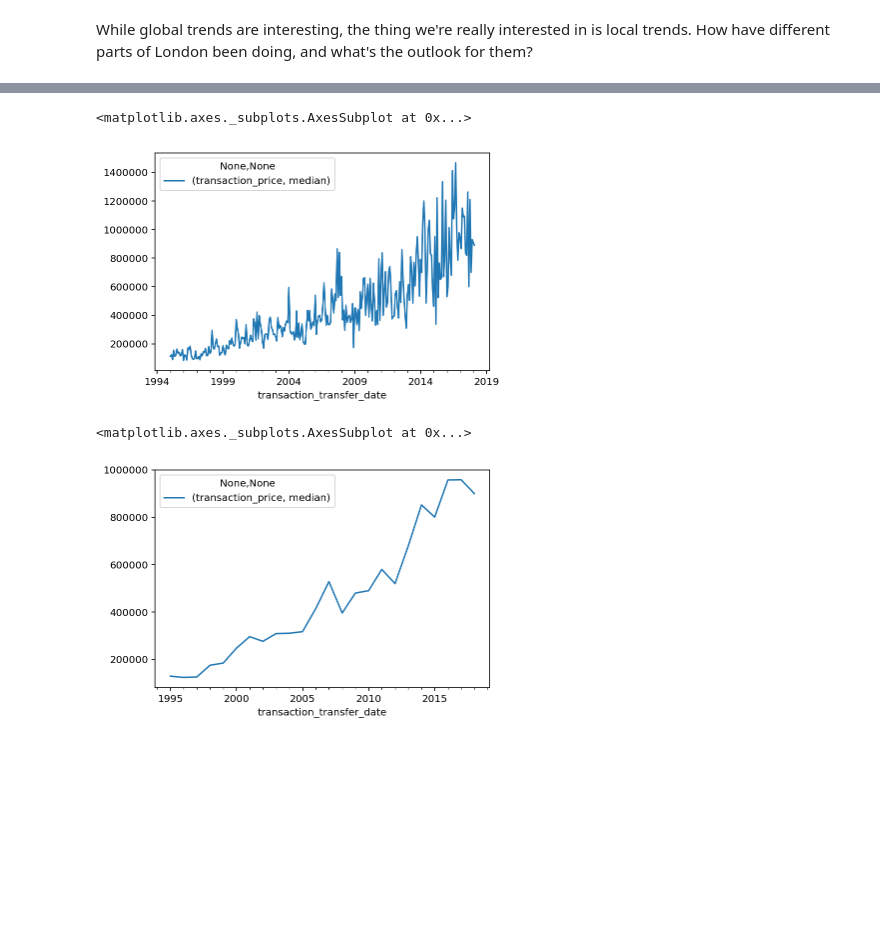
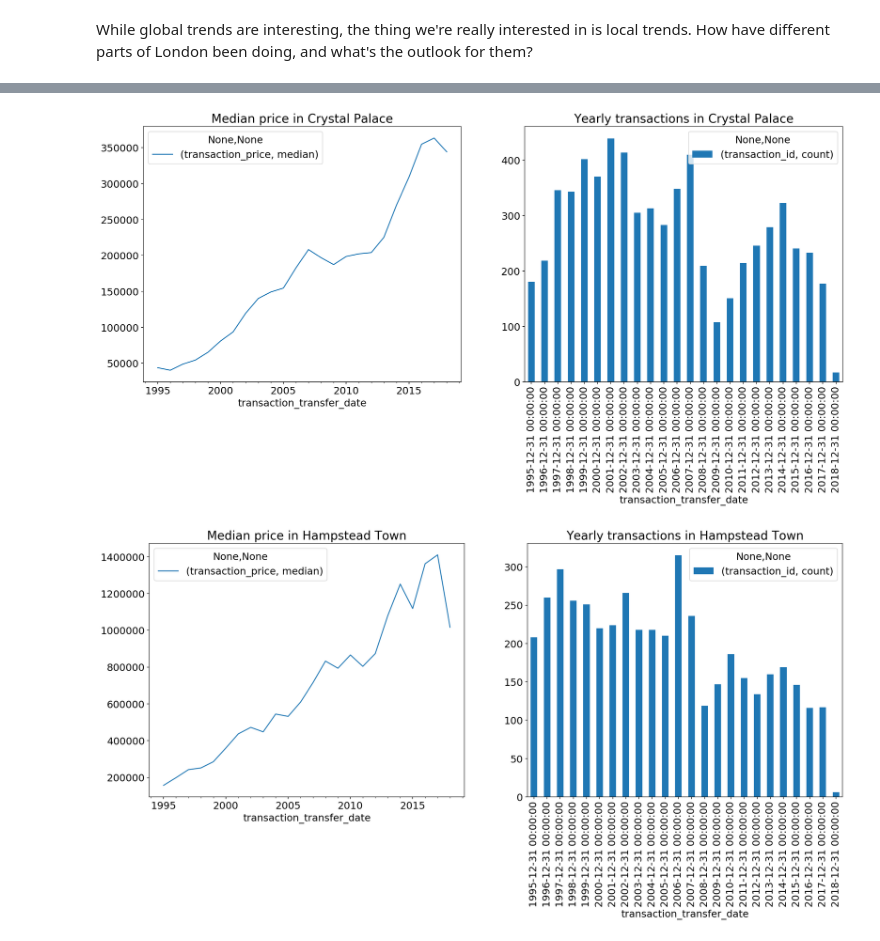
Before and after one commit to hnarayanan/homepricer, a Jupyter notebook: sandbox/notebooks/Exploratory Analysis.ipynb, the cells around one changed output, grey strips where cells are left out. Saved outputs shown, nothing was run; the diff lists cells and outputs as text; code cells hidden in the pictures; blank space fills up the shorter version.

```diff
--- a/sandbox/notebooks/Exploratory Analysis.ipynb
+++ b/sandbox/notebooks/Exploratory Analysis.ipynb
@@ -11,7 +11,7 @@ import pandas as pd
 import matplotlib
 %matplotlib inline
 %config InlineBackend.figure_format = 'retina'
-matplotlib.rcParams['figure.figsize'] = (10.0, 7.5)
+matplotlib.rcParams['figure.figsize'] = (20.0, 7.5)
 matplotlib.rcParams['font.size'] = 16
 # %% [markdown]
 ## Loading the data
@@ -231,10 +155,18 @@ monthly_prices_local_medians = monthly_prices_local.agg({'transaction_price': ['
-# %%
-monthly_prices_local_medians.plot()
-# %% [output]
-<matplotlib.axes._subplots.AxesSubplot at 0x...>
-[figure, removed]
-# %%
-monthly_prices_local_medians.resample('Y').mean().plot()
-# %% [output]
-<matplotlib.axes._subplots.AxesSubplot at 0x...>
-[figure, removed]
+# %%
+# london_wards = ['E05000{0:03d}'.format(n) for n in range(26, 650)]
+london_wards = wards[wards['WD17NM'].isin(['Crystal Palace', 'Hampstead Town'])].index.tolist()
+for ward in london_wards:
+    ward_postcodes = postcode_locations[postcode_locations['ward'] == ward].index
+    property_transactions_ward = property_transactions[property_transactions['property_postcode'].isin(ward_postcodes)]
+    monthly_prices_ward = property_transactions_ward.groupby(pd.Grouper(key='transaction_transfer_date', freq='M'))
+    monthly_prices_ward_medians = monthly_prices_ward.agg({'transaction_price': ['median']})
+    fig, axes = matplotlib.pyplot.subplots(nrows=1, ncols=2)
+    # monthly_prices_ward_medians.plot(title="Median price in {ward} (monthly)".format(ward=wards.loc[ward]['WD17NM']), ax=axes[0, 0])
+    monthly_prices_ward_medians.resample('Y').mean().plot(title="Median price in {ward}".format(ward=wards.loc[ward]['WD17NM']), ax=axes[0])
+    yearly_transactions_ward = property_transactions_ward.groupby(pd.Grouper(key='transaction_transfer_date', freq='Y'))
+    yearly_transactions_ward_counts = yearly_transactions_ward.agg({'transaction_id': ['count']})
+    yearly_transactions_ward_counts.plot.bar(title="Yearly transactions in {ward}".format(ward=wards.loc[ward]['WD17NM']), ax=axes[1])
+    fig.savefig('plots/{ward}'.format(ward=wards.loc[ward]['WD17NM']))
+# %% [output]
+[figure, added]
+[figure, added]
```
Also changed, not shown: parts of 25 cells of this notebook, 1 other file.
